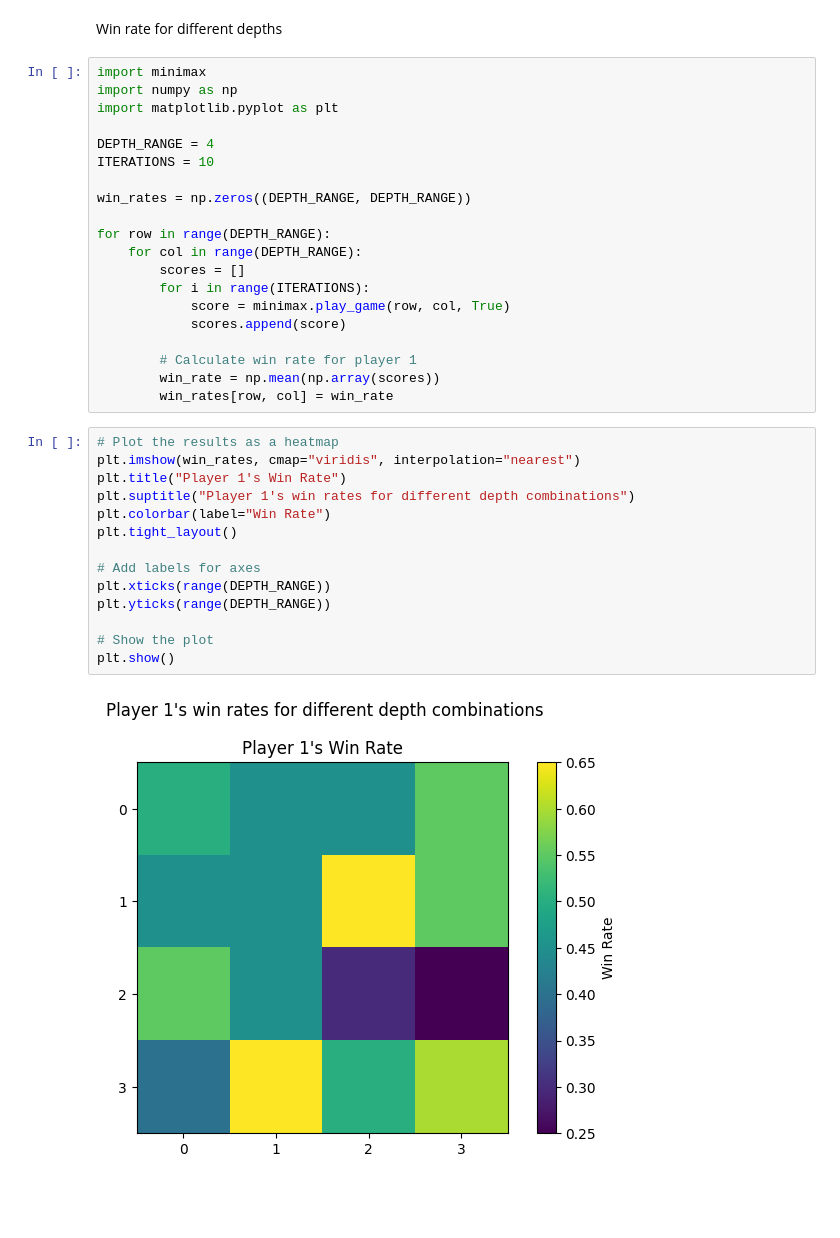
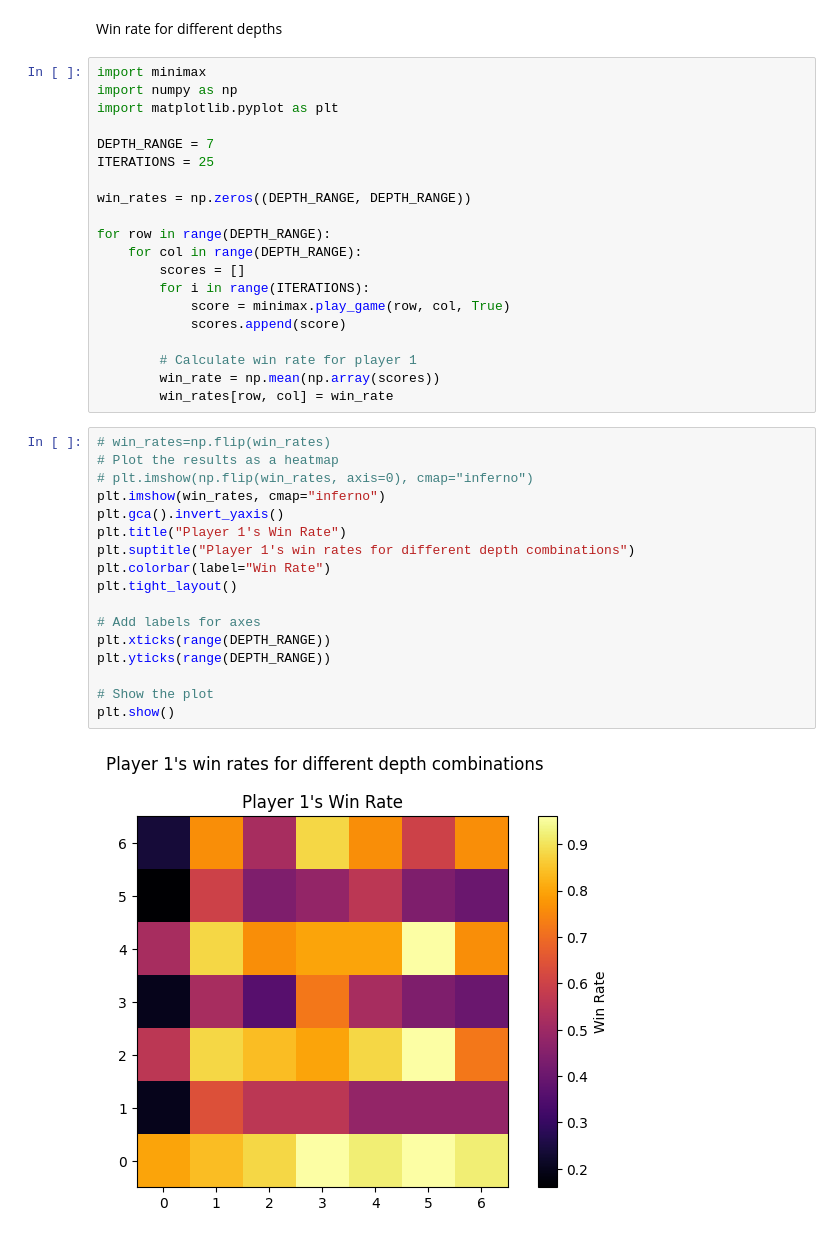
Before and after one commit to jromanki/wsi, a Jupyter notebook: lab3/src/testing.ipynb, the cells around one changed output. Drawn from its saved outputs; the diff is of its cells as text; blank space fills up the shorter version.

```diff
--- a/lab3/src/testing.ipynb
+++ b/lab3/src/testing.ipynb
@@ -79,8 +71,8 @@ import minimax
 import numpy as np
 import matplotlib.pyplot as plt
 
-DEPTH_RANGE = 4
-ITERATIONS = 10
+DEPTH_RANGE = 7
+ITERATIONS = 25
 
 win_rates = np.zeros((DEPTH_RANGE, DEPTH_RANGE))
 
@@ -95,18 +87,21 @@ for row in range(DEPTH_RANGE):
         win_rate = np.mean(np.array(scores))
         win_rates[row, col] = win_rate
 # %%
+# win_rates=np.flip(win_rates)
 # Plot the results as a heatmap
-plt.imshow(win_rates, cmap="viridis", interpolation="nearest")
+# plt.imshow(np.flip(win_rates, axis=0), cmap="inferno")
+plt.imshow(win_rates, cmap="inferno")
+plt.gca().invert_yaxis()
 plt.title("Player 1's Win Rate")
 plt.suptitle("Player 1's win rates for different depth combinations")
 plt.colorbar(label="Win Rate")
 plt.tight_layout()
 
 # Add labels for axes
 plt.xticks(range(DEPTH_RANGE))
 plt.yticks(range(DEPTH_RANGE))
 
 # Show the plot
 plt.show()
 # %% [output]
-[figure, old version]
+[figure, new version]
```
Also changed, not shown: parts of 3 cells of this notebook.
